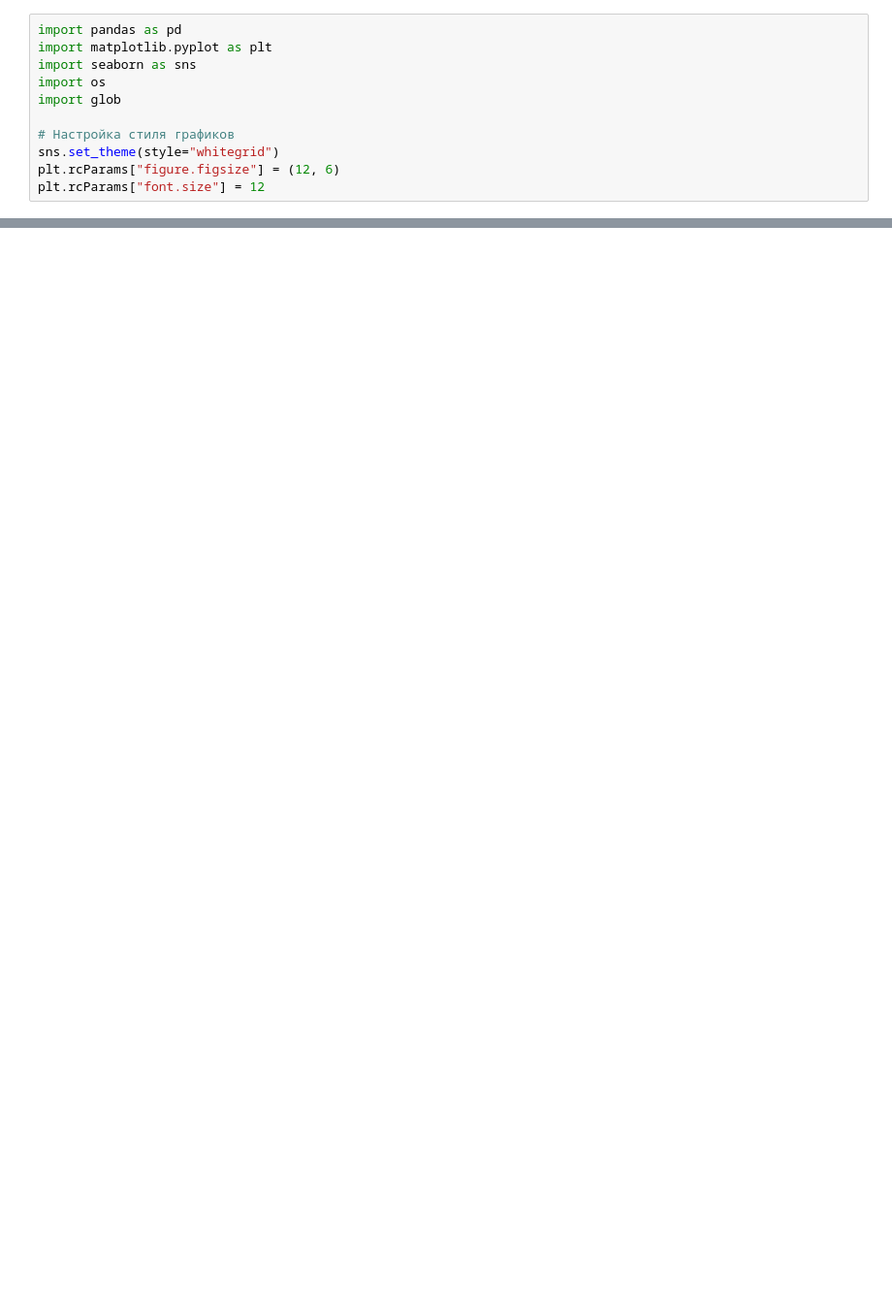
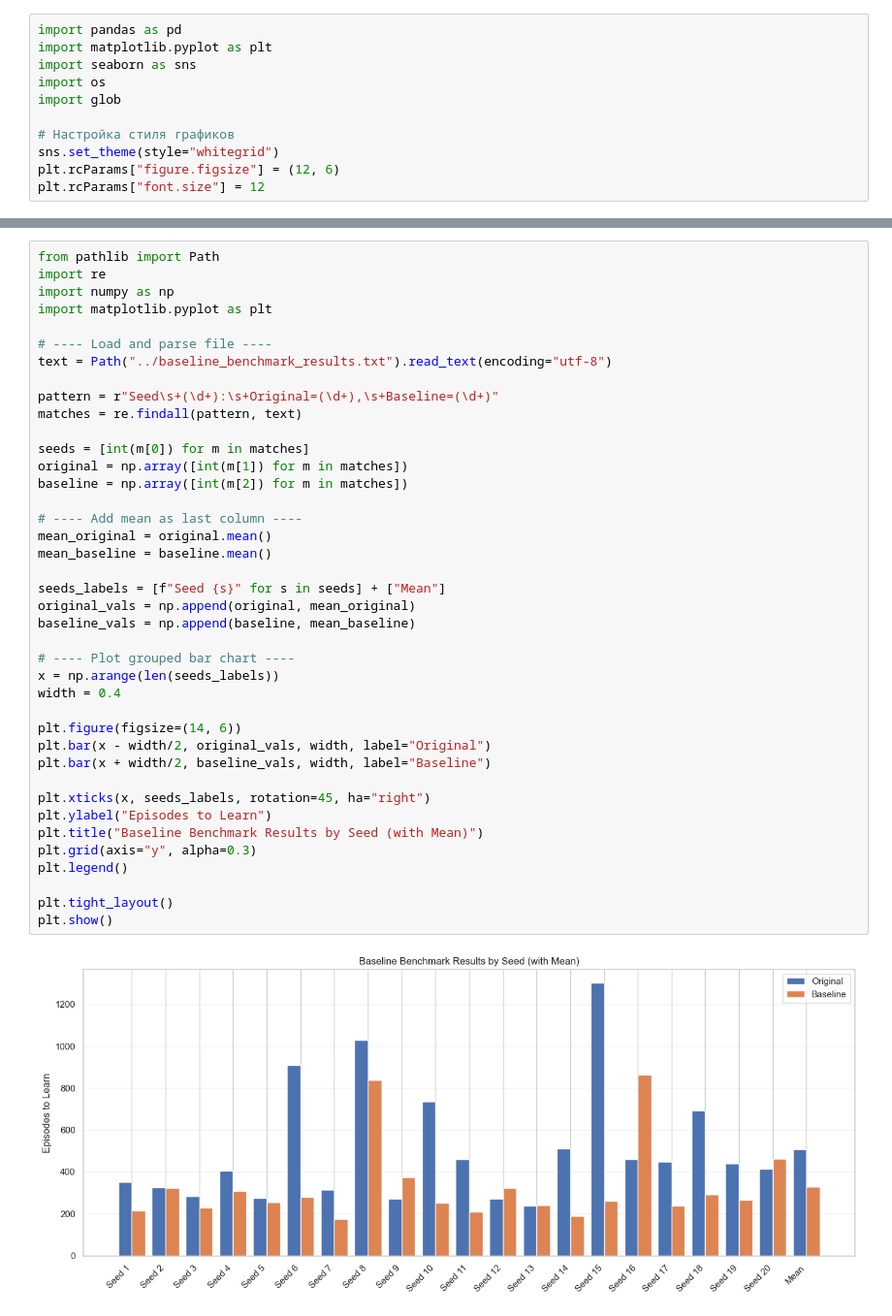
Before and after one commit to GibaDuliya/dodge-blocks, a Jupyter notebook: analysis/visualize_training.ipynb, the cells around one changed output, grey strips where cells are left out. Shown at 97% size. Saved outputs shown, nothing was run; the diff lists cells and outputs as text; blank space fills up the shorter version.

```diff
--- a/analysis/visualize_training.ipynb
+++ b/analysis/visualize_training.ipynb
@@ -140,0 +118,42 @@ for exp in experiments:
+# %%
+from pathlib import Path
+import re
+import numpy as np
+import matplotlib.pyplot as plt
+
+# ---- Load and parse file ----
+text = Path("../baseline_benchmark_results.txt").read_text(encoding="utf-8")
+
+pattern = r"Seed\s+(\d+):\s+Original=(\d+),\s+Baseline=(\d+)"
+matches = re.findall(pattern, text)
+
+seeds = [int(m[0]) for m in matches]
+original = np.array([int(m[1]) for m in matches])
+baseline = np.array([int(m[2]) for m in matches])
+
+# ---- Add mean as last column ----
+mean_original = original.mean()
+mean_baseline = baseline.mean()
+
+seeds_labels = [f"Seed {s}" for s in seeds] + ["Mean"]
+original_vals = np.append(original, mean_original)
+baseline_vals = np.append(baseline, mean_baseline)
+
+# ---- Plot grouped bar chart ----
+x = np.arange(len(seeds_labels))
+width = 0.4
+
+plt.figure(figsize=(14, 6))
+plt.bar(x - width/2, original_vals, width, label="Original")
+plt.bar(x + width/2, baseline_vals, width, label="Baseline")
+
+plt.xticks(x, seeds_labels, rotation=45, ha="right")
+plt.ylabel("Episodes to Learn")
+plt.title("Baseline Benchmark Results by Seed (with Mean)")
+plt.grid(axis="y", alpha=0.3)
+plt.legend()
+
+plt.tight_layout()
+plt.show()
+# %% [output]
+[figure, added]
```
Also changed, not shown: parts of 4 cells of this notebook, 9 other files.
